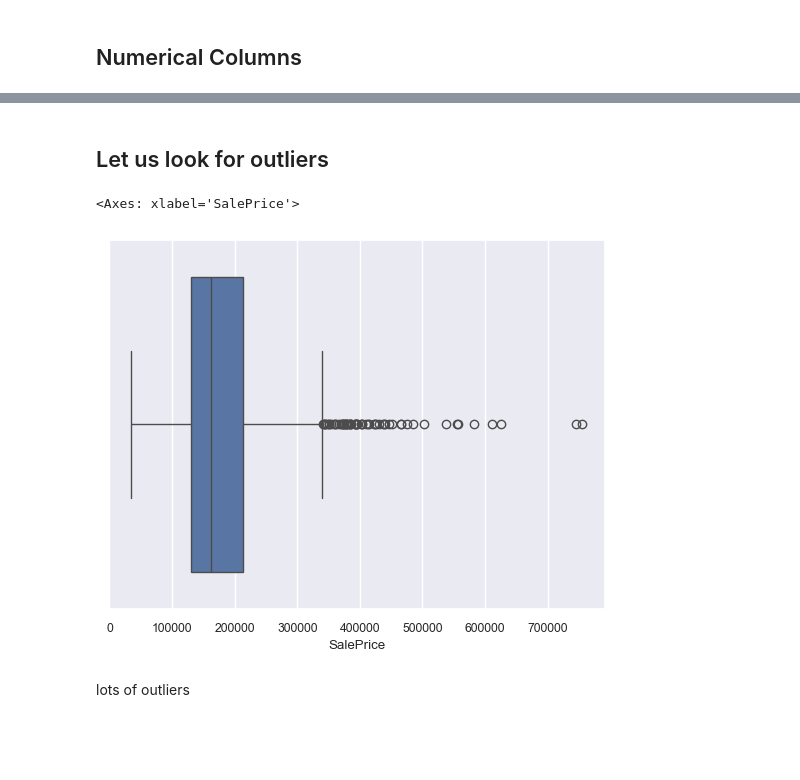
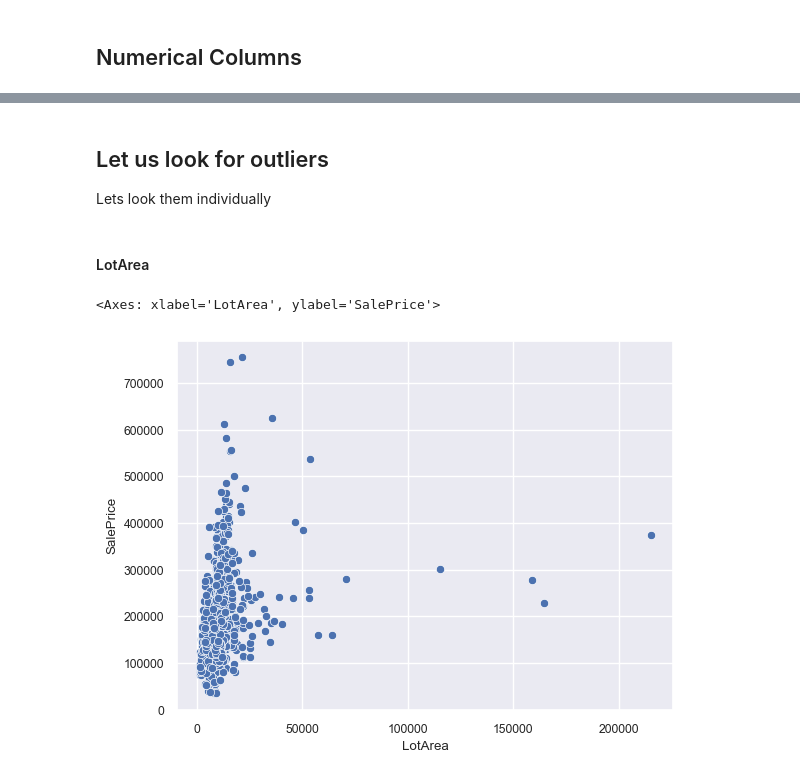
Before and after one commit to psgpyc/ISLP-and-HML-with-Scikit-Keras-Tenserflow, a Jupyter notebook: Projects/housing_price_prediction/housing_price_dataset.ipynb, the cells around one changed output, grey strips where cells are left out. Cells and saved outputs as stored; diff of their text form; code cells hidden in the pictures; blank space fills up the shorter version.

```diff
--- a/Projects/housing_price_prediction/housing_price_dataset.ipynb
+++ b/Projects/housing_price_prediction/housing_price_dataset.ipynb
@@ -797,7 +834,7 @@ basement_mapping = {
     'Rec': 4,
     'LwQ': 3,
     'Unf': 2,
-    'NA': 1
+    'No': 1
 }
 
 df['BsmtFinType1'] = df['BsmtFinType1'].map(basement_mapping)
@@ -807,10 +855,14 @@ df['BsmtFinType2'] = df['BsmtFinType2'].map(basement_mapping)
 # %%
-hkfgg_quality_map = {'Po': 1, 'Fa': 2, 'TA': 3, 'Gd': 4, 'Ex': 5}
+hk_quality_map = {'Po': 1, 'Fa': 2, 'TA': 3, 'Gd': 4, 'Ex': 5}
 df['HeatingQC'] = df['HeatingQC'].map(hkfgg_quality_map)
 df['KitchenQual'] = df['KitchenQual'].map(hkfgg_quality_map)
-df['FireplaceQu'] = df['FireplaceQu'].map(hkfgg_quality_map)
-df['GarageCond'] = df['GarageCond'].map(hkfgg_quality_map)
-df['GarageQual'] = df['GarageQual'].map(hkfgg_quality_map)
+# %%
+g_quality_map = {'NO':1,'Po': 2, 'Fa': 3, 'TA': 4, 'Gd': 5, 'Ex': 6}
+df['GarageCond'] = df['GarageCond'].map(g_quality_map)
+df['GarageQual'] = df['GarageQual'].map(g_quality_map)
+# %%
+f_quality_map = {'No':1,'Po': 2, 'Fa': 3, 'TA': 4, 'Gd': 5, 'Ex': 6}
+df['FireplaceQu'] = df['FireplaceQu'].map(f_quality_map)
 # %% [markdown]
 #### 3.8 Dropping Old Categorical Columns
 # %%
@@ -927,10 +975,12 @@ plt.tight_layout()
 # %% [markdown]
 ## Let us look for outliers
+
+Lets look them individually
+# %% [markdown]
+#### LotArea
 # %%
-sns.boxplot(df, x=df['SalePrice'])
+sns.scatterplot(df, x='LotArea', y='SalePrice')
 # %% [output]
-<Axes: xlabel='SalePrice'>
+<Axes: xlabel='LotArea', ylabel='SalePrice'>
-[figure, old version]
+[figure, new version]
-# %% [markdown]
-lots of outliers
 # %%
```
Also changed, not shown: parts of 72 cells of this notebook, 1 other file.
